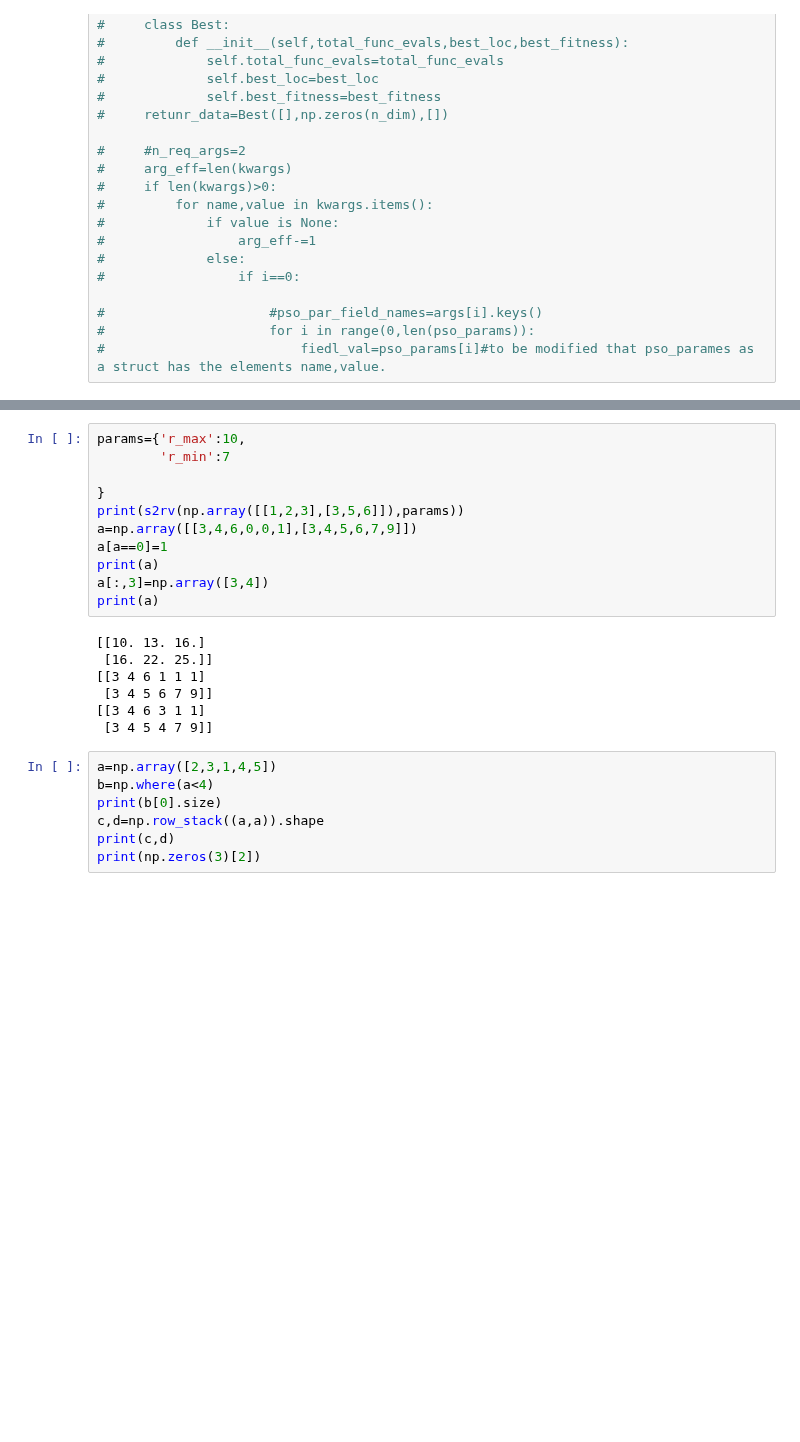
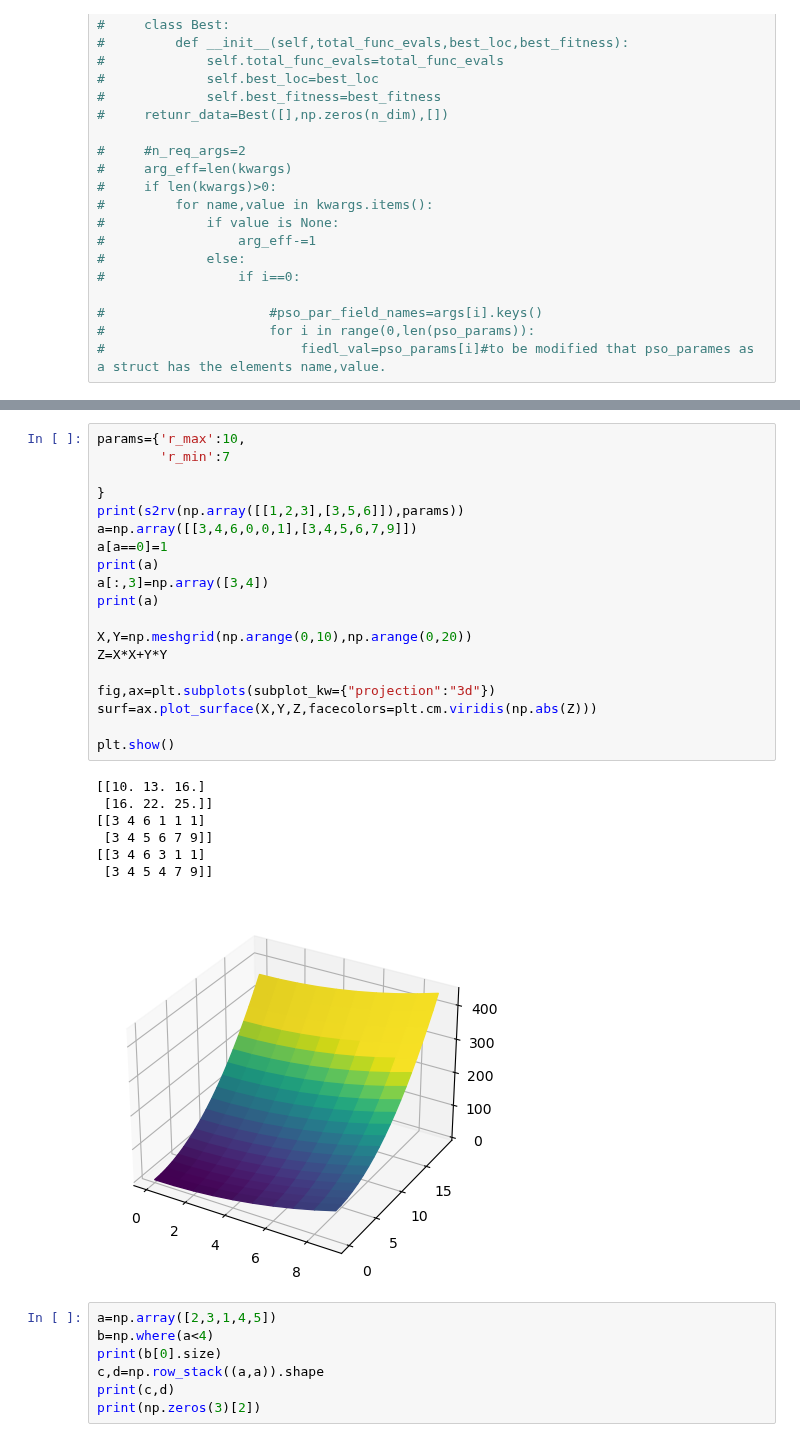
Before and after one commit to ljq2088/DATASCIENCE_COURSE, a Jupyter notebook: exercise/topic5/crcb_pso.ipynb, the cells around one changed output, grey strips where cells are left out. Drawn from its saved outputs; the diff is of its cells as text; blank space fills up the shorter version.

```diff
--- a/exercise/topic5/crcb_pso.ipynb
+++ b/exercise/topic5/crcb_pso.ipynb
@@ -391,21 +406,30 @@ Best fitness: 2.1041476409005586
 # %%
 params={'r_max':10,
         'r_min':7
 
 }
 print(s2rv(np.array([[1,2,3],[3,5,6]]),params))
 a=np.array([[3,4,6,0,0,1],[3,4,5,6,7,9]])
 a[a==0]=1
 print(a)
 a[:,3]=np.array([3,4])
 print(a)
+
+X,Y=np.meshgrid(np.arange(0,10),np.arange(0,20))
+Z=X*X+Y*Y
+
+fig,ax=plt.subplots(subplot_kw={"projection":"3d"})
+surf=ax.plot_surface(X,Y,Z,facecolors=plt.cm.viridis(np.abs(Z)))
+
+plt.show()
 # %% [output]
 [[10. 13. 16.]
  [16. 22. 25.]]
 [[3 4 6 1 1 1]
  [3 4 5 6 7 9]]
 [[3 4 6 3 1 1]
  [3 4 5 4 7 9]]
+[figure, added]
 # %%
 a=np.array([2,3,1,4,5])
 b=np.where(a<4)
```
Also changed, not shown: parts of 6 cells of this notebook.
